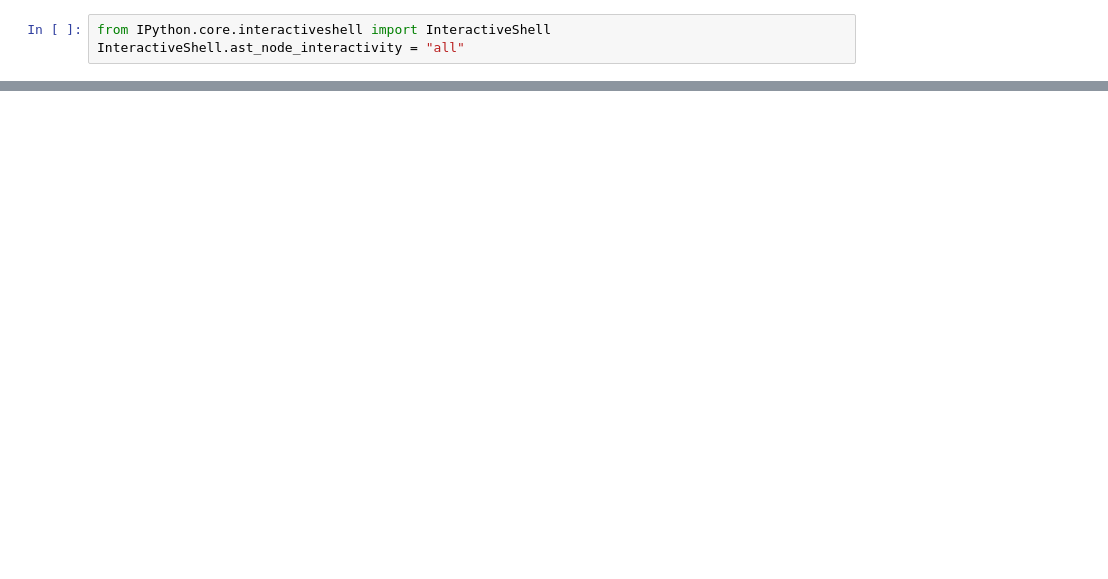
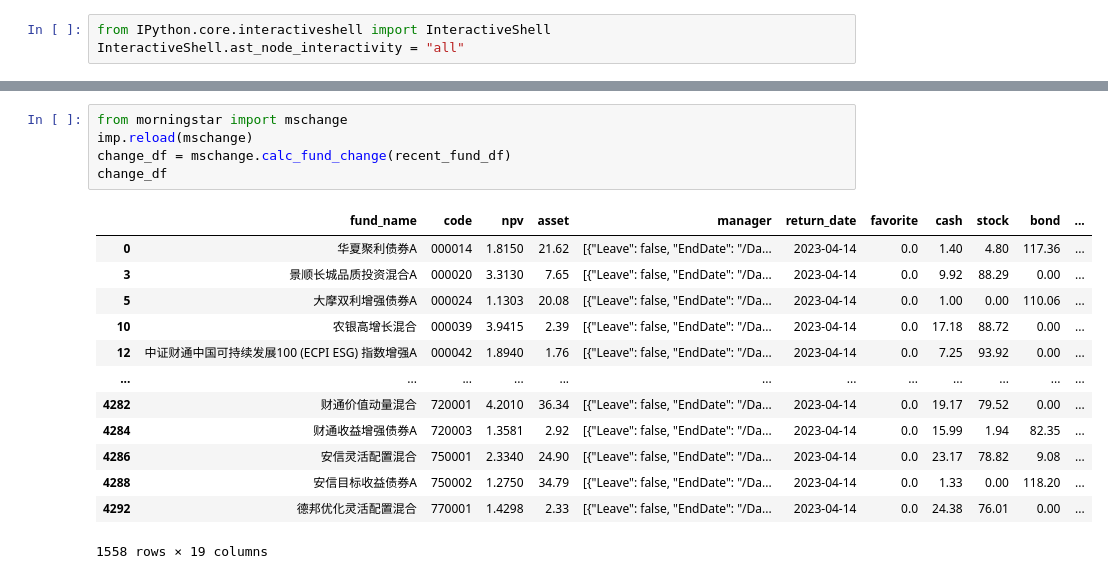
Before and after one commit to chariothy/analyzer, a Jupyter notebook: msrank.ipynb, the cells around one changed output, grey strips where cells are left out. Drawn from its saved outputs; the diff is of its cells as text; blank space fills up the shorter version.

```diff
--- a/msrank.ipynb
+++ b/msrank.ipynb
@@ -95,0 +61,19 @@ top_fund_df[top_fund_df.top_bond.notna()]
+# %%
+from morningstar import mschange
+imp.reload(mschange)
+change_df = mschange.calc_fund_change(recent_fund_df)
+change_df
+# %% [output]
+|  | fund_name | code | npv | asset | manager | return_date | favorite | cash | stock | bond | ... |
+| 0 | 华夏聚利债券A | 000014 | 1.8150 | 21.62 | [{"Leave": false, "EndDate": "/Da... | 2023-04-14 | 0.0 | 1.40 | 4.80 | 117.36 | ... |
+| 3 | 景顺长城品质投资混合A | 000020 | 3.3130 | 7.65 | [{"Leave": false, "EndDate": "/Da... | 2023-04-14 | 0.0 | 9.92 | 88.29 | 0.00 | ... |
+| 5 | 大摩双利增强债券A | 000024 | 1.1303 | 20.08 | [{"Leave": false, "EndDate": "/Da... | 2023-04-14 | 0.0 | 1.00 | 0.00 | 110.06 | ... |
+| 10 | 农银高增长混合 | 000039 | 3.9415 | 2.39 | [{"Leave": false, "EndDate": "/Da... | 2023-04-14 | 0.0 | 17.18 | 88.72 | 0.00 | ... |
+| 12 | 中证财通中国可持续发展100 (ECPI ESG) 指数增强A | 000042 | 1.8940 | 1.76 | [{"Leave": false, "EndDate": "/Da... | 2023-04-14 | 0.0 | 7.25 | 93.92 | 0.00 | ... |
+| ... | ... | ... | ... | ... | ... | ... | ... | ... | ... | ... | ... |
+| 4282 | 财通价值动量混合 | 720001 | 4.2010 | 36.34 | [{"Leave": false, "EndDate": "/Da... | 2023-04-14 | 0.0 | 19.17 | 79.52 | 0.00 | ... |
+| 4284 | 财通收益增强债券A | 720003 | 1.3581 | 2.92 | [{"Leave": false, "EndDate": "/Da... | 2023-04-14 | 0.0 | 15.99 | 1.94 | 82.35 | ... |
+| 4286 | 安信灵活配置混合 | 750001 | 2.3340 | 24.90 | [{"Leave": false, "EndDate": "/Da... | 2023-04-14 | 0.0 | 23.17 | 78.82 | 9.08 | ... |
+| 4288 | 安信目标收益债券A | 750002 | 1.2750 | 34.79 | [{"Leave": false, "EndDate": "/Da... | 2023-04-14 | 0.0 | 1.33 | 0.00 | 118.20 | ... |
+| 4292 | 德邦优化灵活配置混合 | 770001 | 1.4298 | 2.33 | [{"Leave": false, "EndDate": "/Da... | 2023-04-14 | 0.0 | 24.38 | 76.01 | 0.00 | ... |
+1558 rows × 19 columns
```
Also changed, not shown: parts of 9 cells of this notebook, 3 other files.
